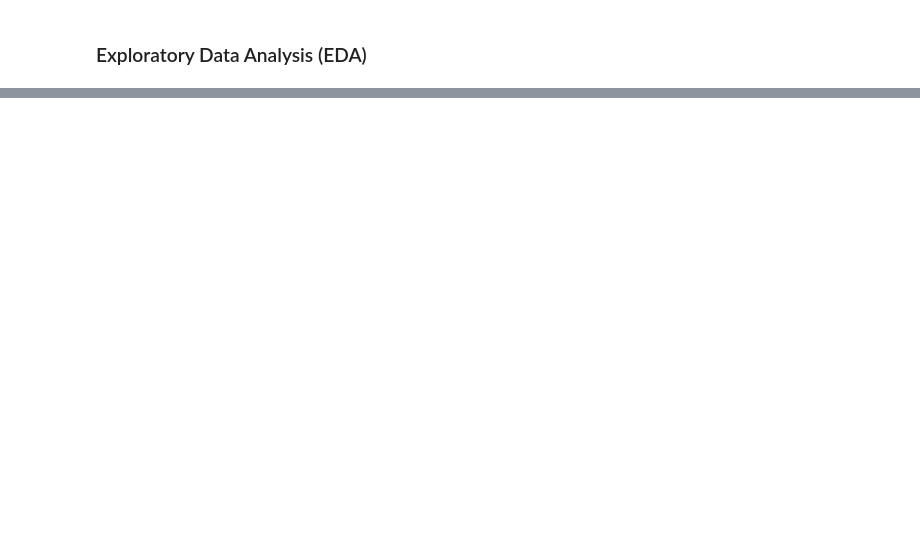
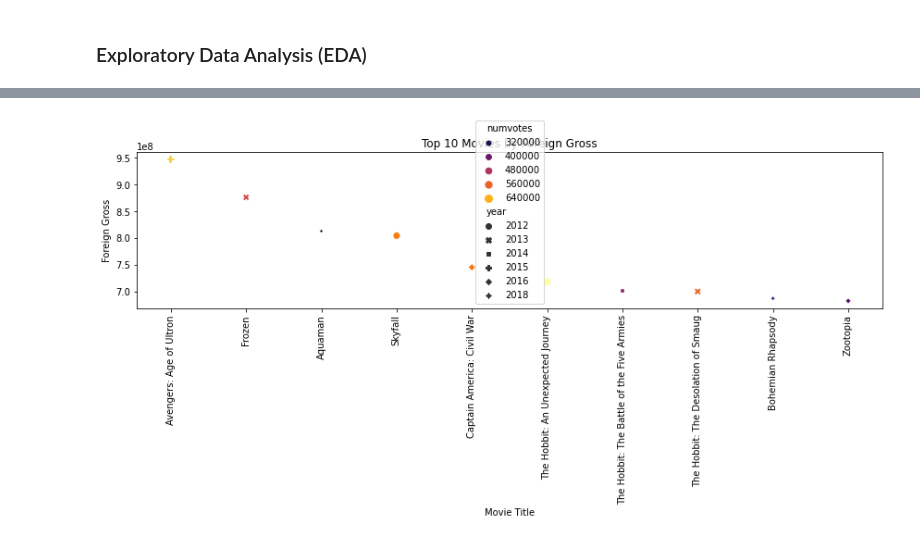
Before and after one commit to johN-Kioko/dsc-phase-1-project-v2-4, a Jupyter notebook: student.ipynb, the cells around one changed output, grey strips where cells are left out. Drawn from its saved outputs; the diff is of its cells as text; code cells hidden in the pictures; blank space fills up the shorter version.

```diff
--- a/student.ipynb
+++ b/student.ipynb
@@ -844,0 +938,20 @@ df_merging.head()
+# %%
+
+# Sort the data by 'foreign_gross' in descending order and select the top 10 movie titles
+top_n = 10  # Replace with the desired number of top movie titles
+top_movies = ratings.nlargest(top_n, 'foreign_gross')
+
+# Create a scatter plot using the top 10 movies
+plt.figure(figsize=(12, 6))
+sns.scatterplot(x="movie_title", y="foreign_gross", data=top_movies,
+                hue="numvotes", style="year", size="numvotes", palette="inferno")
+plt.title(f"Top {top_n} Movies by Foreign Gross")
+plt.xticks(rotation=90)
+plt.xlabel("Movie Title")
+plt.ylabel("Foreign Gross")
+plt.tight_layout()
+
+# Show the plot
+plt.show()
+# %% [output]
+[figure, added]
```
Also changed, not shown: parts of 27 cells of this notebook.
